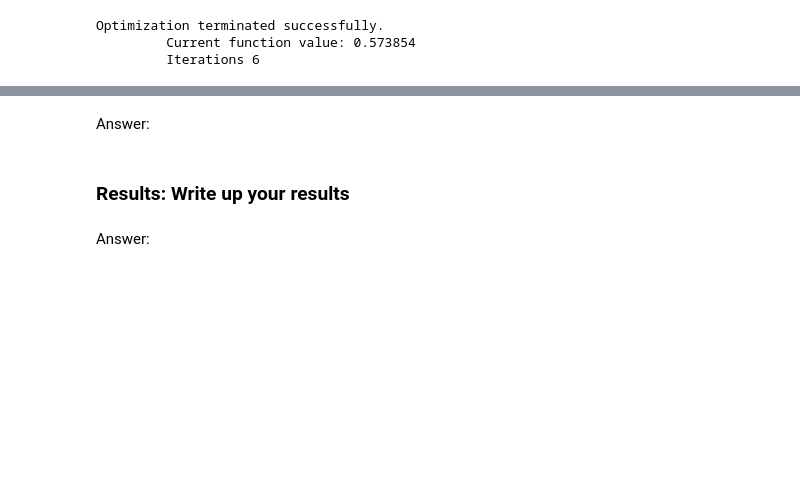
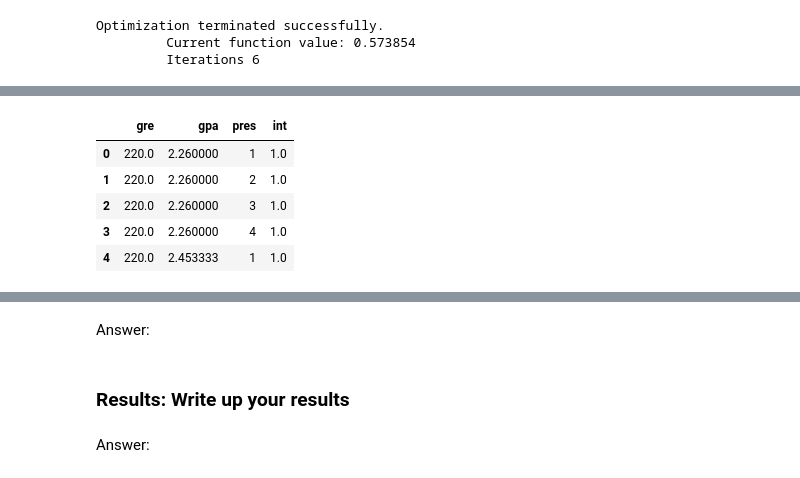
Before and after one commit to LoidaDelgadoPerez/DataScience, a Jupyter notebook: project4-starter.ipynb, the cells around one changed output, grey strips where cells are left out. Saved outputs shown, nothing was run; the diff lists cells and outputs as text; code cells hidden in the pictures; blank space fills up the shorter version.

```diff
--- a/project4-starter.ipynb
+++ b/project4-starter.ipynb
@@ -258,0 +267,9 @@ intercept       -3.8769      1.142     -3.393      0.001      -6.116      -1.638
+# %%
+combos.head()
+# %% [output]
+|  | gre | gpa | pres | int |
+| 0 | 220.0 | 2.260000 | 1 | 1.0 |
+| 1 | 220.0 | 2.260000 | 2 | 1.0 |
+| 2 | 220.0 | 2.260000 | 3 | 1.0 |
+| 3 | 220.0 | 2.260000 | 4 | 1.0 |
+| 4 | 220.0 | 2.453333 | 1 | 1.0 |
```
Also changed, not shown: parts of 21 cells of this notebook.
